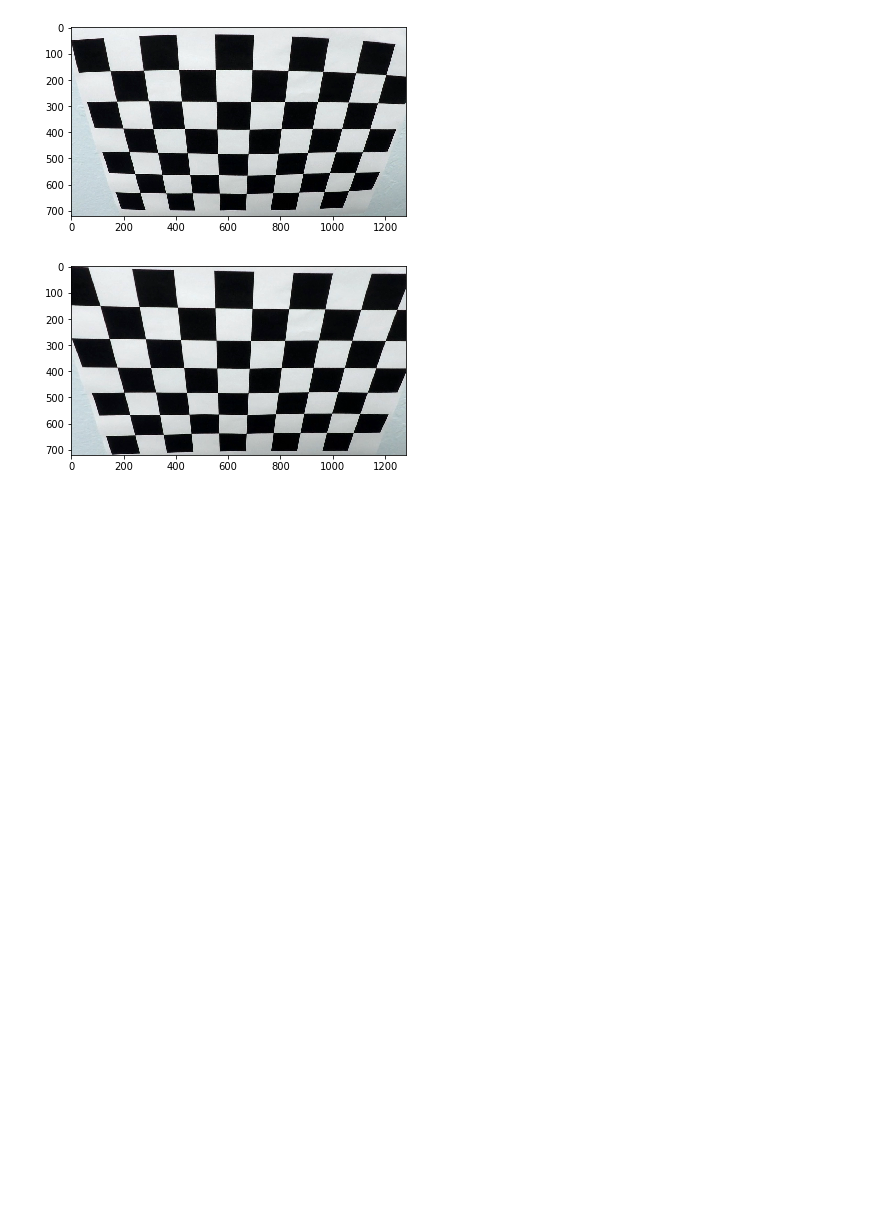
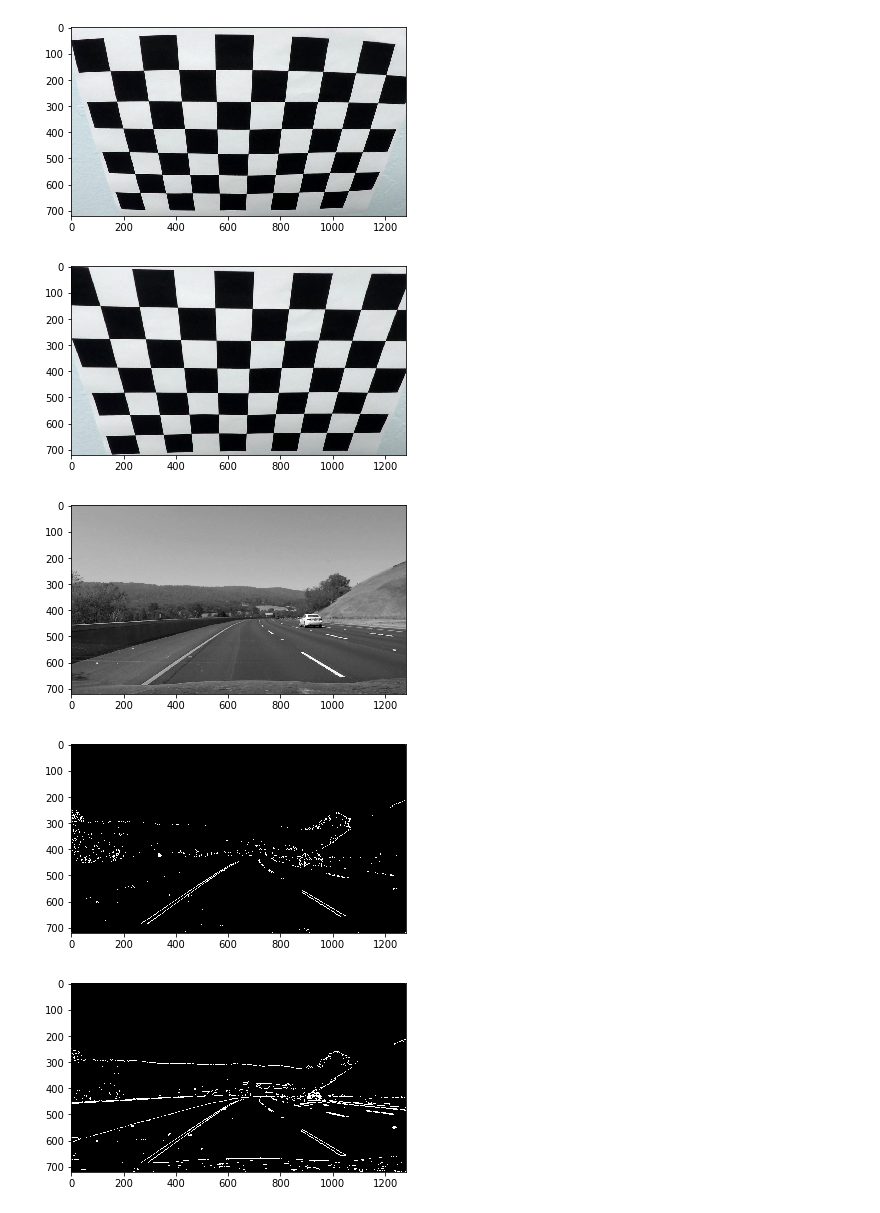
Before and after one commit to gaber-/CarND-Advanced-Lane-Lines, a Jupyter notebook: advanced-lane-lines.ipynb, the cells around one changed output. Saved outputs shown, nothing was run; the diff lists cells and outputs as text; code cells hidden in the pictures; blank space fills up the shorter version.

Commit message:
Added color and gradient treshold

```diff
--- a/advanced-lane-lines.ipynb
+++ b/advanced-lane-lines.ipynb
@@ -96,3 +96,37 @@ plt.show()
 [figure]
 [figure]
 [figure]
+# %%
+#compute sobel binary images from grayscale
+def sobel(img, sx, sy, kernel=3):
+    sobel = cv2.Sobel(img, cv2.CV_64F, sx, sy, ksize=kernel)
+    abs_sobel = np.absolute(sobel)
+    scaled_sobel = np.uint8(255*abs_sobel/np.max(abs_sobel))
+    return scaled_sobel
+
+#apply the threshold
+def threshold(img, thresh_min=30, thresh_max=255):
+    #img2=np.copy(img)
+    img2 = np.zeros_like(img)
+    img2[(img >= thresh_min) & (img <= thresh_max)] = 1
+    return img2
+image=cv2.imread(test_images[2])
+gray = cv2.cvtColor(image, cv2.COLOR_RGB2GRAY)
+
+#compute sobel x
+sobelxbinary = threshold(sobel(gray, 1, 0))
+
+#compute sobel y
+sobelybinary = threshold(sobel(gray, 0, 1))
+
+
+plt.imshow(gray, cmap='gray')
+plt.show()
+plt.imshow(sobelxbinary, cmap='gray')
+plt.show()
+plt.imshow(sobelybinary, cmap='gray')
+plt.show()
+# %% [output]
+[figure, added]
+[figure, added]
+[figure, added]
```
Also changed, not shown: parts of 7 cells of this notebook, 2 other files.
